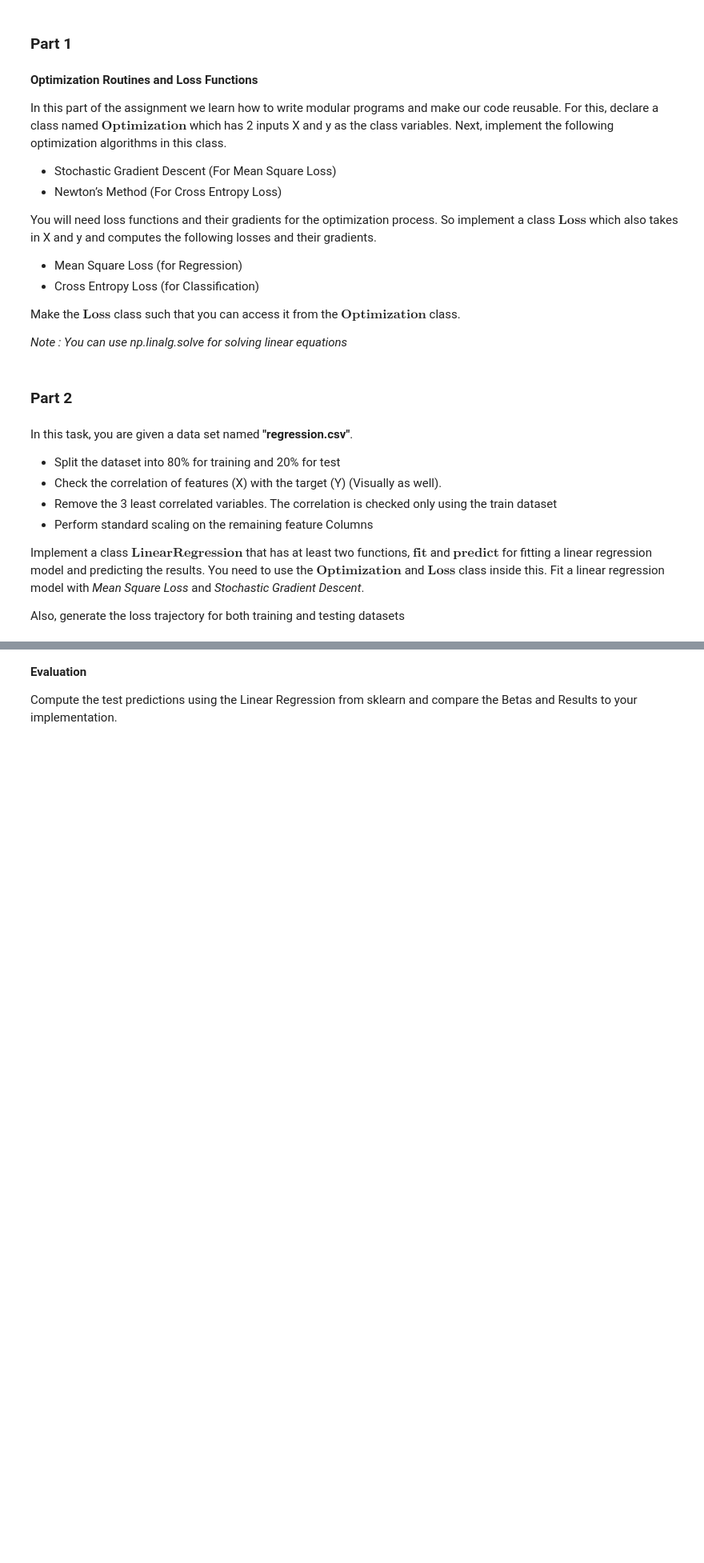
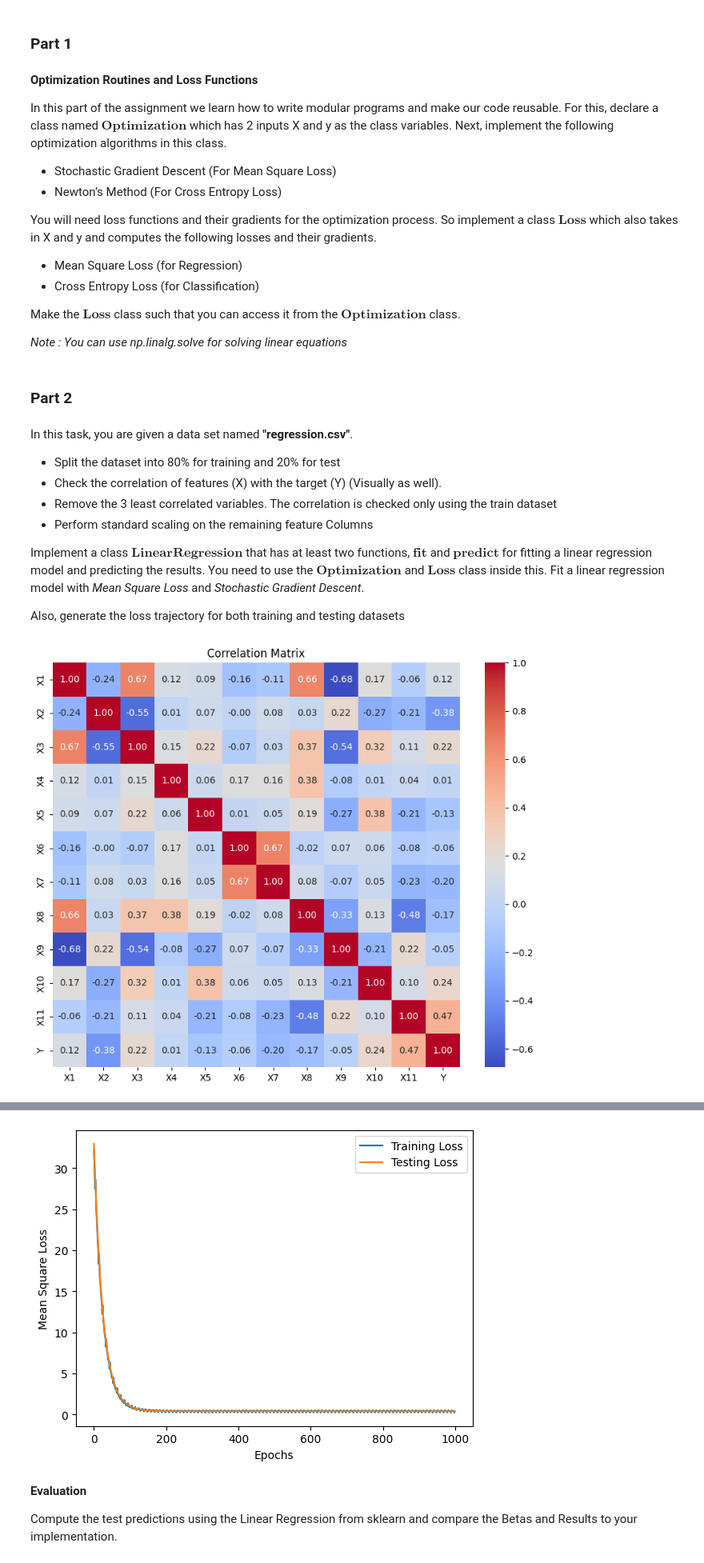
Before and after one commit to amirheyvaz/WiSe-2024, a Jupyter notebook: ML LAB/Exercises/4/1747696_Exercise_4.ipynb, the cells around one changed output, grey strips where cells are left out. Shown: that part at 80% size. Cells and saved outputs as stored; diff of their text form; code cells hidden in the pictures; blank space fills up the shorter version.

```diff
--- a/ML LAB/Exercises/4/1747696_Exercise_4.ipynb
+++ b/ML LAB/Exercises/4/1747696_Exercise_4.ipynb
@@ -131,0 +139,71 @@ Also, generate the loss trajectory for both training and testing datasets
+# %%
+#### Write your code here
+# Load the dataset
+df = pd.read_csv('regression.csv', header=0, index_col=None)
+
+# Split the dataset into 80% for training and 20% for test
+train_df, test_df = train_test_split(df, test_size=0.2, random_state=42)
+
+# Check the correlation of features with the target
+correlation_matrix = train_df.corr()
+
+plt.figure(figsize=(10, 8))
+sns.heatmap(correlation_matrix, annot=True, cmap='coolwarm', fmt=".2f")
+plt.title('Correlation Matrix')
+plt.show()
+
+correlation_with_target = correlation_matrix['Y'].abs().sort_values(ascending=False)
+
+# Remove the 3 least correlated variables
+least_correlated_features = correlation_with_target.tail(3).index
+train_df = train_df.drop(least_correlated_features, axis=1)
+test_df = test_df.drop(least_correlated_features, axis=1)
+
+# Perform standard scaling on the remaining feature columns
+scaler = StandardScaler()
+train_df.iloc[:, :-1] = scaler.fit_transform(train_df.iloc[:, :-1])
+test_df.iloc[:, :-1] = scaler.transform(test_df.iloc[:, :-1])
+
+# Define the Optimization and Loss classes (as previously provided)
+
+# Linear Regression class
+class LinearRegression:
+    def __init__(self, x, y, x_test, y_test, learning_rate=0.01, epochs=100, batch_size=128):
+        self.x = np.hstack((np.ones((x.shape[0], 1)), x))  # Add a column of ones for the bias term
+        self.y = y.reshape(-1, 1)
+        self.x_test = np.hstack((np.ones((x_test.shape[0], 1)), x_test))
+        self.y_test = y_test.reshape(-1, 1)
+        self.learning_rate = learning_rate
+        self.epochs = epochs
+        self.batch_size = batch_size
+
+    def fit(self):
+        initial_theta = np.zeros((self.x.shape[1], 1))
+        self.optimization = Optimization(self.x, self.y, self.x_test, self.y_test)
+        self.theta = self.optimization.gradient_descent(initial_theta, self.learning_rate, self.epochs, self.batch_size)
+
+    def predict(self, x):
+        x = np.hstack((np.ones((x.shape[0], 1)), x))
+        return np.dot(x, self.theta)
+
+# Train a linear regression model
+X_train = train_df.iloc[:, :-1].values
+y_train = train_df['Y'].values
+X_test = test_df.iloc[:, :-1].values
+y_test = test_df['Y'].values
+
+linear_reg = LinearRegression(X_train, y_train, X_test, y_test)
+linear_reg.fit()
+
+print(f'Final validation loss: {linear_reg.optimization.loss.history_test[len(linear_reg.optimization.loss.history_test) - 1]}')
+print(f'Betas: {linear_reg.theta}')
+
+# Plot the loss trajectory for both training and testing datasets
+plt.plot(linear_reg.optimization.loss.history_train, label='Training Loss')
+plt.plot(linear_reg.optimization.loss.history_test, label='Testing Loss')
+plt.xlabel('Epochs')
+plt.ylabel('Mean Square Loss')
+plt.legend()
+plt.show()
+# %% [output]
+[figure, added]
@@ -132,3 +220,4 @@ Also, generate the loss trajectory for both training and testing datasets
+[figure, added]
 # %% [markdown]
 **Evaluation**
 
```
Also changed, not shown: parts of 15 cells of this notebook, 4 other files.
